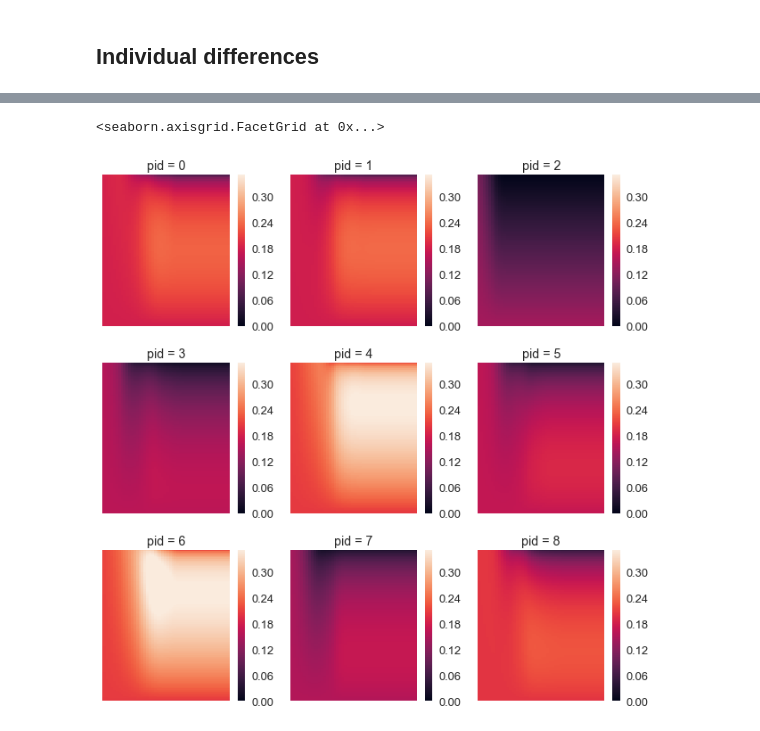
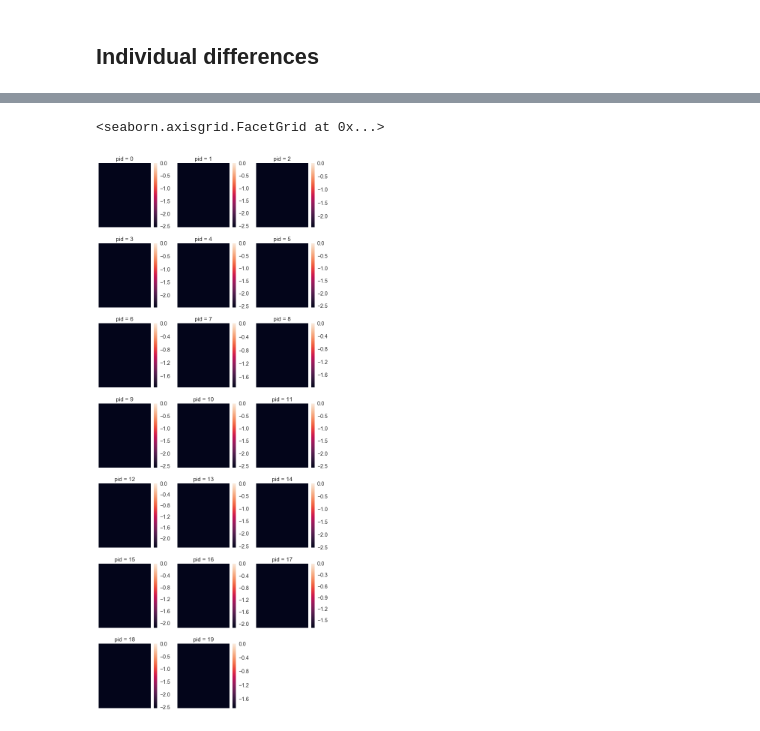
Before and after one commit to fredcallaway/planning, a Jupyter notebook: python/optimal_model.ipynb, the cells around one changed output, grey strips where cells are left out. Saved outputs shown, nothing was run; the diff lists cells and outputs as text; code cells hidden in the pictures.

```diff
--- a/python/optimal_model.ipynb
+++ b/python/optimal_model.ipynb
@@ -146,13 +146,16 @@ Predictive power: 0.514
 ## Load Human Data
 # %%
 from analysis_utils import *
-VERSION = 'c0.6'
+VERSION = 'c0.7'
 data = get_data(VERSION, '../experiment/data')
 pdf = data['participants']
 print(f'{len(pdf)} participants')
 mdf = data['mouselab-mdp']
+mdf['clicks'] = mdf.queries.apply(extract)
+mdf['n_clicks'] = mdf.clicks.apply(len)
+mdf['thinking'] = mdf['rt'].apply(get(0))
+
 tdf = mdf.query('block == "test"').copy()
-
 tdf.trial_index -= tdf.trial_index.min()
 tdf.trial_index = tdf.trial_index.astype(int)
 tdf.trial_id = tdf.trial_id.astype(int)
@@ -162,8 +165,7 @@ pdf['total_time'] = data['survey-text'].time_elapsed / 60000
 def extract(q):
     return list(map(int, q['click']['state']['target']))
 
-tdf['clicks'] = tdf.queries.apply(extract)
-tdf['n_clicks'] = tdf.clicks.apply(len)
 pdf['n_clicks'] = tdf.groupby('pid').n_clicks.mean()
-pdf['score'] = tdf.groupby('pid').score.sum()
+pdf['score'] = tdf.groupby('pid').score.mean()
+pdf['thinking'] = mdf.groupby('pid').thinking.mean()
 # %% [output]
@@ -191,3 +173,8 @@ Name: trial_id, Length: 160, dtype: int64
+# %%
+def get_env(state_rewards):
+    state_rewards[0] = 0
+    return make_env(ground_truth=state_rewards)
+tdf['env'] = tdf.state_rewards.apply(get_env)
 # %%
 TRIALS = pd.read_json('../experiment/experiment/static/json/rewards/312.json')
 TRIALS = TRIALS.drop_duplicates(subset='trial_id').set_index('trial_id').stateRewards
@@ -195,8 +182,7 @@ TRIALS = TRIALS.drop_duplicates(subset='trial_id').set_index('trial_id').stateRe
 assert len(tdf.pid.unique()) == tdf.pid.max() + 1
 def expand(df):
     for i, row in df.iterrows():
-        env = make_env(mu=3, sigma=6, ground_truth=TRIALS.loc[row.trial_id])
-#         assert (hash(env) % 100000000) == row.trial_id
+        env = row.env
         for a in [*row.clicks, env.term_action]:
             yield {'pid': row.pid, 'trial_id': row.trial_id,
                    'state': env._state, 'action': a}
@@ -295,14 +295,14 @@ sns.lmplot('model_score', 'n_clicks', data=pdf)
 # %%
 def plotter(data, **kwargs):
     pid = data.pid.iloc[0]
-    sns.heatmap(np.exp(logp_grid(data) / len(data)), vmin=0, vmax=0.35).invert_xaxis()
+    sns.heatmap(logp_grid(data) / len(data).invert_xaxis()
     plt.xticks([])
     plt.yticks([])
     plt.title(f'score = {MLE.score[pid]}')
 
 
 g = sns.FacetGrid(data, col='pid', col_wrap=3)
 g.map_dataframe(plotter)
 # %% [output]
 <seaborn.axisgrid.FacetGrid at 0x...>
-[figure, old version]
+[figure, new version]
```
Also changed, not shown: parts of 11 cells of this notebook.
